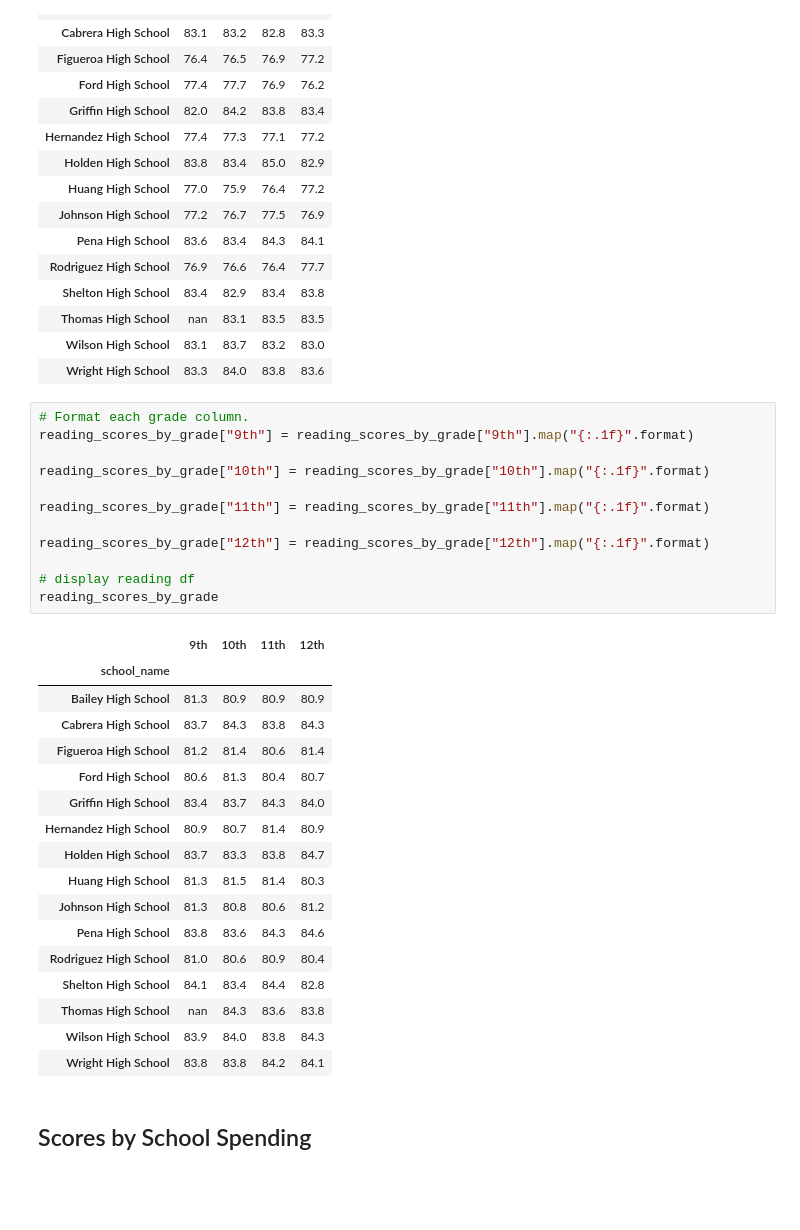
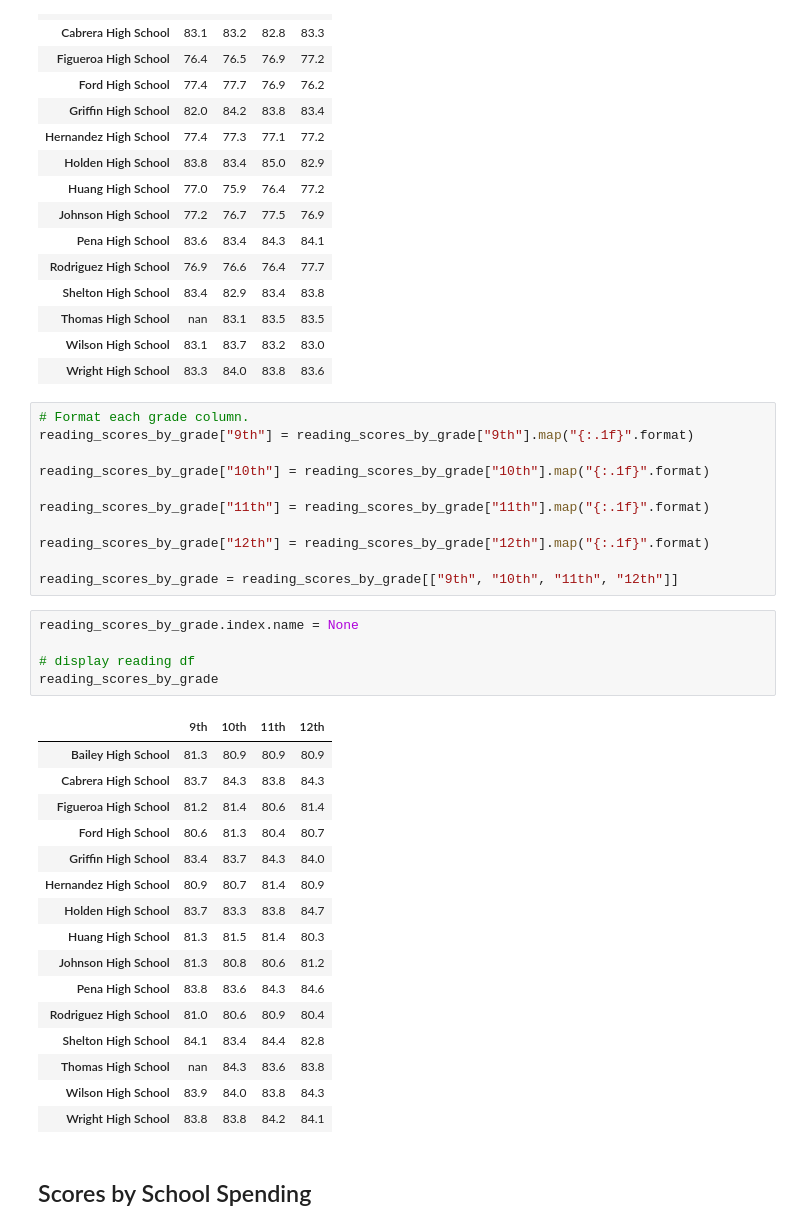
Before and after one commit to emilybstevens/school-district-analysis, a Jupyter notebook: PyCitySchool_Challenge_testing.ipynb, the cells around one changed output. Cells and saved outputs as stored; diff of their text form; blank space fills up the shorter version.

```diff
--- a/PyCitySchool_Challenge_testing.ipynb
+++ b/PyCitySchool_Challenge_testing.ipynb
@@ -474,26 +474,29 @@ reading_scores_by_grade["11th"] = reading_scores_by_grade["11th"].map("{:.1f}".f
 
 reading_scores_by_grade["12th"] = reading_scores_by_grade["12th"].map("{:.1f}".format)
 
-# display reading df
-reading_scores_by_grade
+reading_scores_by_grade = reading_scores_by_grade[["9th", "10th", "11th", "12th"]]
-# %% [output]
-|  | 9th | 10th | 11th | 12th |
-| school_name |  |  |  |  |
-| Bailey High School | 81.3 | 80.9 | 80.9 | 80.9 |
-| Cabrera High School | 83.7 | 84.3 | 83.8 | 84.3 |
-| Figueroa High School | 81.2 | 81.4 | 80.6 | 81.4 |
-| Ford High School | 80.6 | 81.3 | 80.4 | 80.7 |
-| Griffin High School | 83.4 | 83.7 | 84.3 | 84.0 |
-| Hernandez High School | 80.9 | 80.7 | 81.4 | 80.9 |
-| Holden High School | 83.7 | 83.3 | 83.8 | 84.7 |
-| Huang High School | 81.3 | 81.5 | 81.4 | 80.3 |
-| Johnson High School | 81.3 | 80.8 | 80.6 | 81.2 |
-| Pena High School | 83.8 | 83.6 | 84.3 | 84.6 |
-| Rodriguez High School | 81.0 | 80.6 | 80.9 | 80.4 |
-| Shelton High School | 84.1 | 83.4 | 84.4 | 82.8 |
-| Thomas High School | nan | 84.3 | 83.6 | 83.8 |
-| Wilson High School | 83.9 | 84.0 | 83.8 | 84.3 |
-| Wright High School | 83.8 | 83.8 | 84.2 | 84.1 |
+# %%
+reading_scores_by_grade.index.name = None
+
+# display reading df
+reading_scores_by_grade
+# %% [output]
+|  | 9th | 10th | 11th | 12th |
+| Bailey High School | 81.3 | 80.9 | 80.9 | 80.9 |
+| Cabrera High School | 83.7 | 84.3 | 83.8 | 84.3 |
+| Figueroa High School | 81.2 | 81.4 | 80.6 | 81.4 |
+| Ford High School | 80.6 | 81.3 | 80.4 | 80.7 |
+| Griffin High School | 83.4 | 83.7 | 84.3 | 84.0 |
+| Hernandez High School | 80.9 | 80.7 | 81.4 | 80.9 |
+| Holden High School | 83.7 | 83.3 | 83.8 | 84.7 |
+| Huang High School | 81.3 | 81.5 | 81.4 | 80.3 |
+| Johnson High School | 81.3 | 80.8 | 80.6 | 81.2 |
+| Pena High School | 83.8 | 83.6 | 84.3 | 84.6 |
+| Rodriguez High School | 81.0 | 80.6 | 80.9 | 80.4 |
+| Shelton High School | 84.1 | 83.4 | 84.4 | 82.8 |
+| Thomas High School | nan | 84.3 | 83.6 | 83.8 |
+| Wilson High School | 83.9 | 84.0 | 83.8 | 84.3 |
+| Wright High School | 83.8 | 83.8 | 84.2 | 84.1 |
 # %% [markdown]
 ## Scores by School Spending
 # %%
```
Also changed, not shown: 6 other files.
